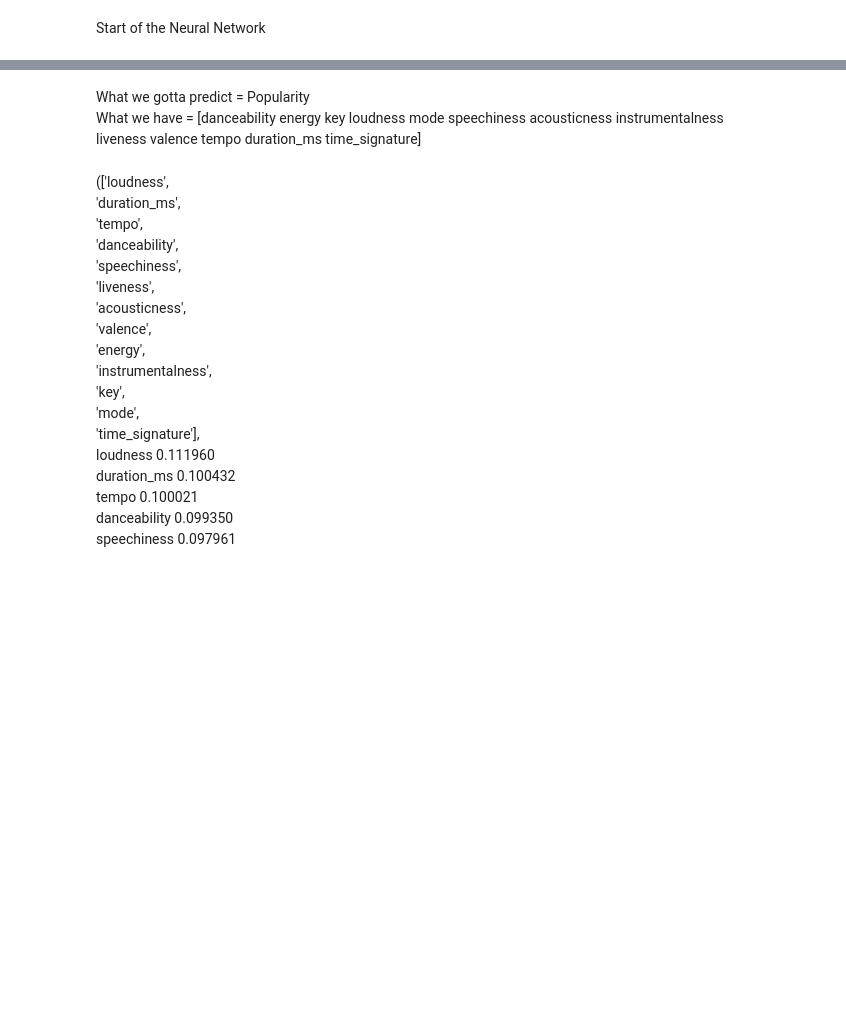
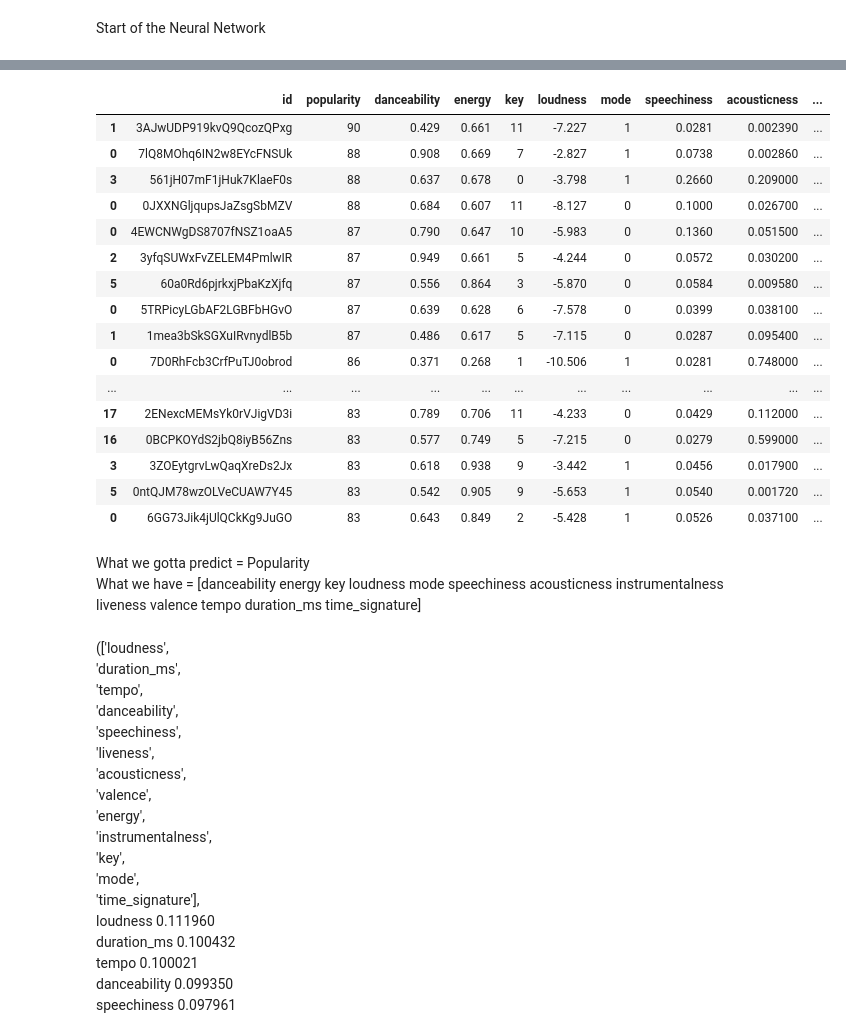
Before and after one commit to adityakris03/CDC2023, a Jupyter notebook: neuralnetwork.ipynb, the cells around one changed output, grey strips where cells are left out. Cells and saved outputs as stored; diff of their text form; code cells hidden in the pictures; blank space fills up the shorter version.

```diff
--- a/neuralnetwork.ipynb
+++ b/neuralnetwork.ipynb
@@ -11,5 +11,7 @@ dfs = []
 for year in range(2000, 2011):
     dfs.append(pd.read_csv(f'{year}.csv'))
 df = pd.concat(dfs)
+df = df.sort_values(by='popularity', ascending=False)
+top50 = df.iloc[:50]
 len(df)
-df = df.drop('id', axis = 1)
+#df = df.drop('id', axis = 1)
@@ -38,0 +112,2 @@ print(df.head())
+# %%
+top50["tracknames"] = tracknames
@@ -39,3 +136,23 @@ print(df.head())
+# %%
+top50
+# %% [output]
+|  | id | popularity | danceability | energy | key | loudness | mode | speechiness | acousticness | ... |
+| 1 | 3AJwUDP919kvQ9QcozQPxg | 90 | 0.429 | 0.661 | 11 | -7.227 | 1 | 0.0281 | 0.002390 | ... |
+| 0 | 7lQ8MOhq6IN2w8EYcFNSUk | 88 | 0.908 | 0.669 | 7 | -2.827 | 1 | 0.0738 | 0.002860 | ... |
+| 3 | 561jH07mF1jHuk7KlaeF0s | 88 | 0.637 | 0.678 | 0 | -3.798 | 1 | 0.2660 | 0.209000 | ... |
+| 0 | 0JXXNGljqupsJaZsgSbMZV | 88 | 0.684 | 0.607 | 11 | -8.127 | 0 | 0.1000 | 0.026700 | ... |
+| 0 | 4EWCNWgDS8707fNSZ1oaA5 | 87 | 0.790 | 0.647 | 10 | -5.983 | 0 | 0.1360 | 0.051500 | ... |
+| 2 | 3yfqSUWxFvZELEM4PmlwIR | 87 | 0.949 | 0.661 | 5 | -4.244 | 0 | 0.0572 | 0.030200 | ... |
+| 5 | 60a0Rd6pjrkxjPbaKzXjfq | 87 | 0.556 | 0.864 | 3 | -5.870 | 0 | 0.0584 | 0.009580 | ... |
+| 0 | 5TRPicyLGbAF2LGBFbHGvO | 87 | 0.639 | 0.628 | 6 | -7.578 | 0 | 0.0399 | 0.038100 | ... |
+| 1 | 1mea3bSkSGXuIRvnydlB5b | 87 | 0.486 | 0.617 | 5 | -7.115 | 0 | 0.0287 | 0.095400 | ... |
+| 0 | 7D0RhFcb3CrfPuTJ0obrod | 86 | 0.371 | 0.268 | 1 | -10.506 | 1 | 0.0281 | 0.748000 | ... |
+| ... | ... | ... | ... | ... | ... | ... | ... | ... | ... | ... |
+| 17 | 2ENexcMEMsYk0rVJigVD3i | 83 | 0.789 | 0.706 | 11 | -4.233 | 0 | 0.0429 | 0.112000 | ... |
+| 16 | 0BCPKOYdS2jbQ8iyB56Zns | 83 | 0.577 | 0.749 | 5 | -7.215 | 0 | 0.0279 | 0.599000 | ... |
+| 3 | 3ZOEytgrvLwQaqXreDs2Jx | 83 | 0.618 | 0.938 | 9 | -3.442 | 1 | 0.0456 | 0.017900 | ... |
+| 5 | 0ntQJM78wzOLVeCUAW7Y45 | 83 | 0.542 | 0.905 | 9 | -5.653 | 1 | 0.0540 | 0.001720 | ... |
+| 0 | 6GG73Jik4jUlQCkKg9JuGO | 83 | 0.643 | 0.849 | 2 | -5.428 | 1 | 0.0526 | 0.037100 | ... |
 # %% [markdown]
 What we gotta predict = Popularity
 What we have = [danceability  energy  key  loudness  mode  speechiness acousticness  instrumentalness  liveness  valence  tempo  duration_ms time_signature]
```
Also changed, not shown: parts of 7 cells of this notebook.
